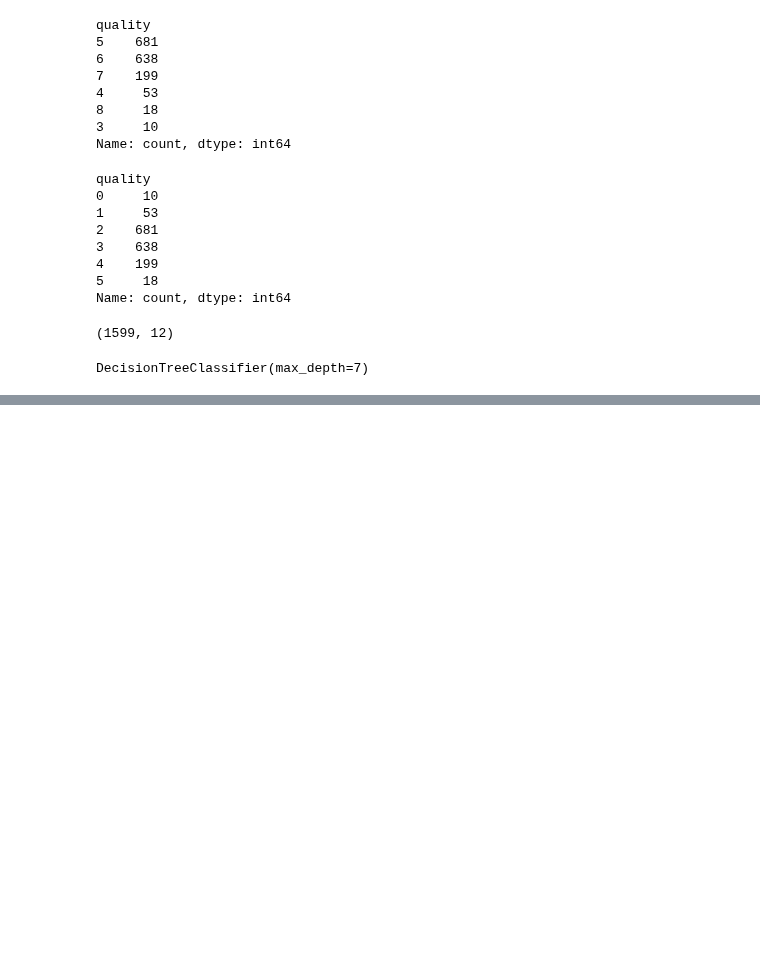
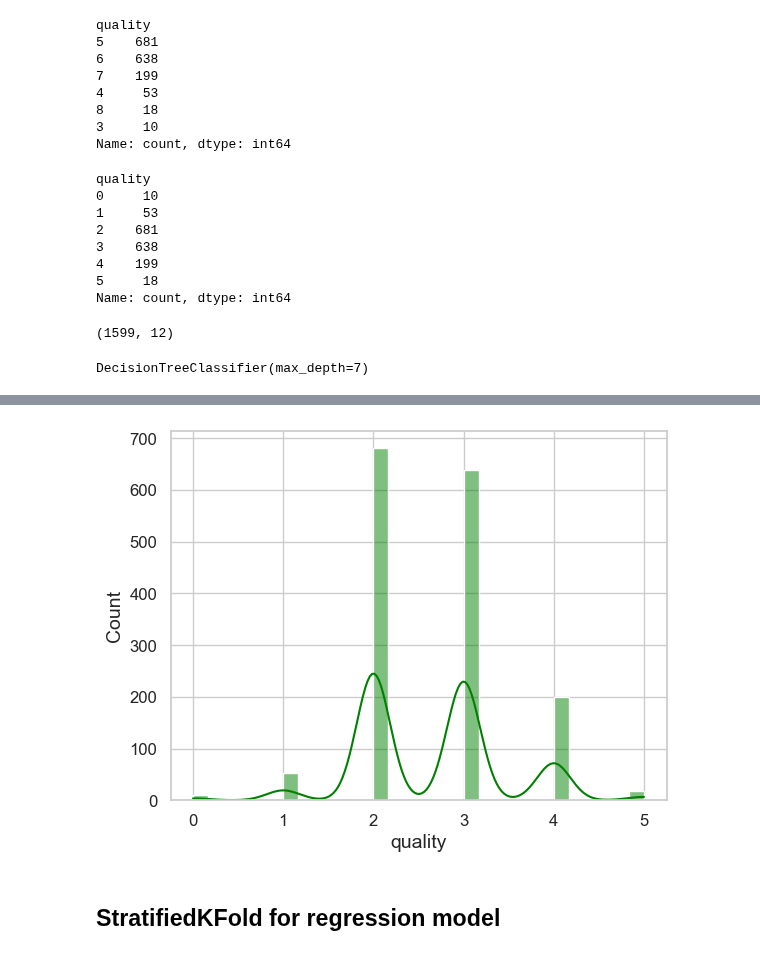
Before and after one commit to ahammadnafiz/Machine-Learning-From-Scratch, a Jupyter notebook: ML from Scratch/Cross-validation.ipynb, the cells around one changed output, grey strips where cells are left out. Drawn from its saved outputs; the diff is of its cells as text; code cells hidden in the pictures; blank space fills up the shorter version.

```diff
--- a/ML from Scratch/Cross-validation.ipynb
+++ b/ML from Scratch/Cross-validation.ipynb
@@ -199,0 +282,7 @@ plt.show()
+# %%
+sns.histplot(df['quality'], kde=True, color = 'green')
+plt.show()
+# %% [output]
+[figure, added]
+# %% [markdown]
+## StratifiedKFold for regression model
```
Also changed, not shown: parts of 10 cells of this notebook, 1 other file.
